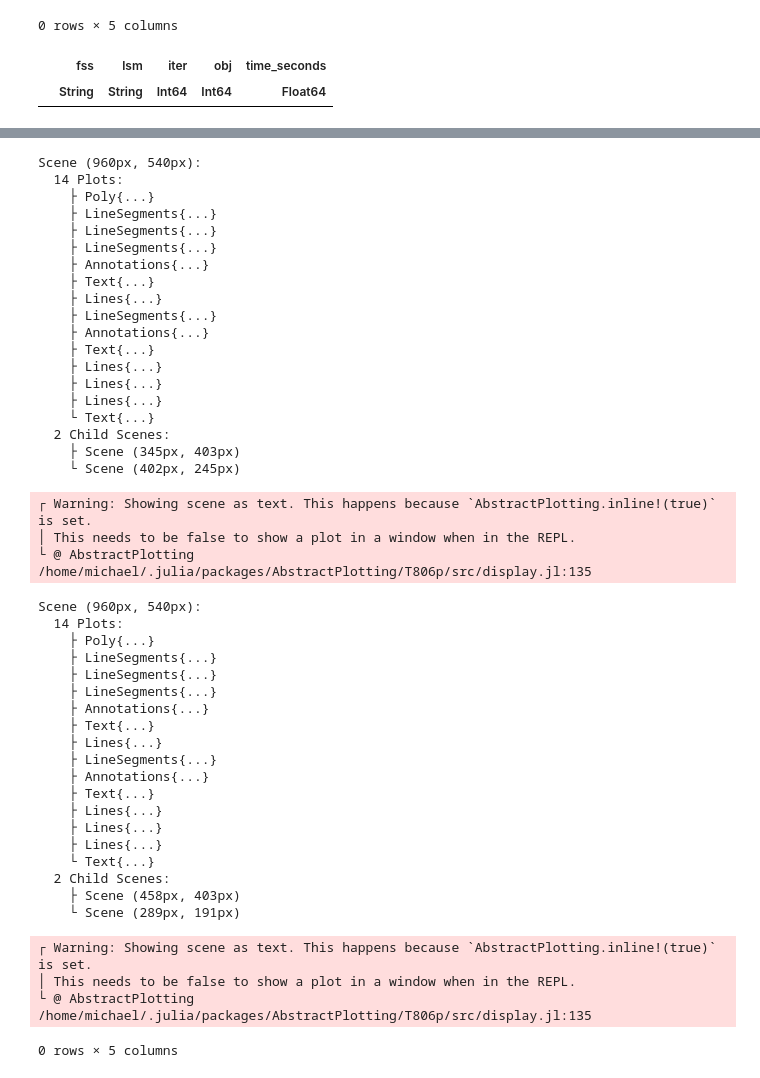
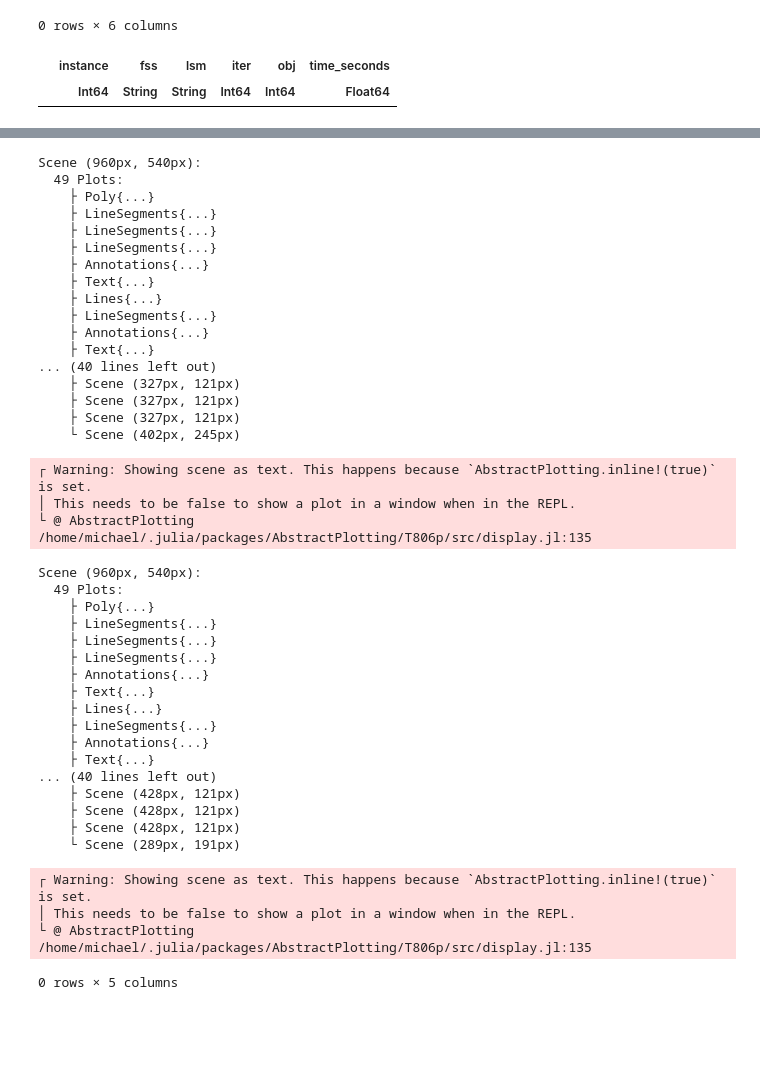
Before and after one commit to kynac1/project47_last_mile_logistics, a Jupyter notebook: ortools_benchmarks/Untitled.ipynb, the cells around one changed output, grey strips where cells are left out. Cells and saved outputs as stored; diff of their text form; code cells hidden in the pictures; blank space fills up the shorter version.

```diff
--- a/ortools_benchmarks/Untitled.ipynb
+++ b/ortools_benchmarks/Untitled.ipynb
@@ -10,16 +10,17 @@ using CairoMakie
 using AlgebraOfGraphics: smooth
 # %%
 df = DataFrame(
+    instance = Int[],
     fss = String[],
     lsm = String[],
     iter = Int[],
     obj = Int[],
     time_seconds = Float64[],
 )
 # %% [output]
-0 rows × 5 columns
+0 rows × 6 columns
-|  | fss | lsm | iter | obj | time_seconds |
-|  | String | String | Int64 | Int64 | Float64 |
+|  | instance | fss | lsm | iter | obj | time_seconds |
+|  | Int64 | String | String | Int64 | Int64 | Float64 |
 # %%
 fss = ""
 lsm = ""
@@ -72,10 +79,10 @@ Scene (960px, 540px):
 q = @linq df |>
     where(:iter .== 0) |>
     where(:obj .< 4e6)
-data(q) * style(:time_seconds, :obj, color=:fss => categorical) * spec(Scatter) |> draw
+data(q) * style(:time_seconds, :obj, layout_y = :instance => categorical, color=:fss => categorical) * spec(Scatter) |> draw
 # %% [output]
 Scene (960px, 540px):
-  14 Plots:
+  49 Plots:
     ├ Poly{...}
     ├ LineSegments{...}
     ├ LineSegments{...}
@@ -86,25 +93,23 @@ Scene (960px, 540px):
     ├ LineSegments{...}
     ├ Annotations{...}
     ├ Text{...}
-    ├ Lines{...}
-    ├ Lines{...}
-    ├ Lines{...}
-    └ Text{...}
-  2 Child Scenes:
-    ├ Scene (345px, 403px)
+... (40 lines left out)
+    ├ Scene (327px, 121px)
+    ├ Scene (327px, 121px)
+    ├ Scene (327px, 121px)
     └ Scene (402px, 245px)
 ┌ Warning: Showing scene as text. This happens because `AbstractPlotting.inline!(true)` is set.
 │ This needs to be false to show a plot in a window when in the REPL.
 └ @ AbstractPlotting /home/michael/.julia/packages/AbstractPlotting/T806p/src/display.jl:135
 # %%
 q = @linq df |>
-    where(:fss .== "LOCAL_CHEAPEST_INSERTION") |>
-    where(:time_seconds .< 8)
+    where(:fss .== "PATH_CHEAPEST_ARC") |>
+    where(:time_seconds .< 30)
 newstyle = style(markersize = :obj) * spec(markersize = (10, 10))
-data(q) * style(:time_seconds, :obj, color=:lsm => categorical) * (spec(Scatter)*newstyle) |> draw
+data(q) * style(:time_seconds, :obj, layout_y = :instance => categorical, color=:lsm => categorical) * (spec(Scatter)*newstyle) |> draw
 # %% [output]
 Scene (960px, 540px):
-  14 Plots:
+  49 Plots:
     ├ Poly{...}
     ├ LineSegments{...}
     ├ LineSegments{...}
@@ -115,12 +120,10 @@ Scene (960px, 540px):
     ├ LineSegments{...}
     ├ Annotations{...}
     ├ Text{...}
-    ├ Lines{...}
-    ├ Lines{...}
-    ├ Lines{...}
-    └ Text{...}
-  2 Child Scenes:
-    ├ Scene (458px, 403px)
+... (40 lines left out)
+    ├ Scene (428px, 121px)
+    ├ Scene (428px, 121px)
+    ├ Scene (428px, 121px)
     └ Scene (289px, 191px)
 ┌ Warning: Showing scene as text. This happens because `AbstractPlotting.inline!(true)` is set.
 │ This needs to be false to show a plot in a window when in the REPL.
```
Also changed, not shown: parts of 1 cell of this notebook, 3 other files.
